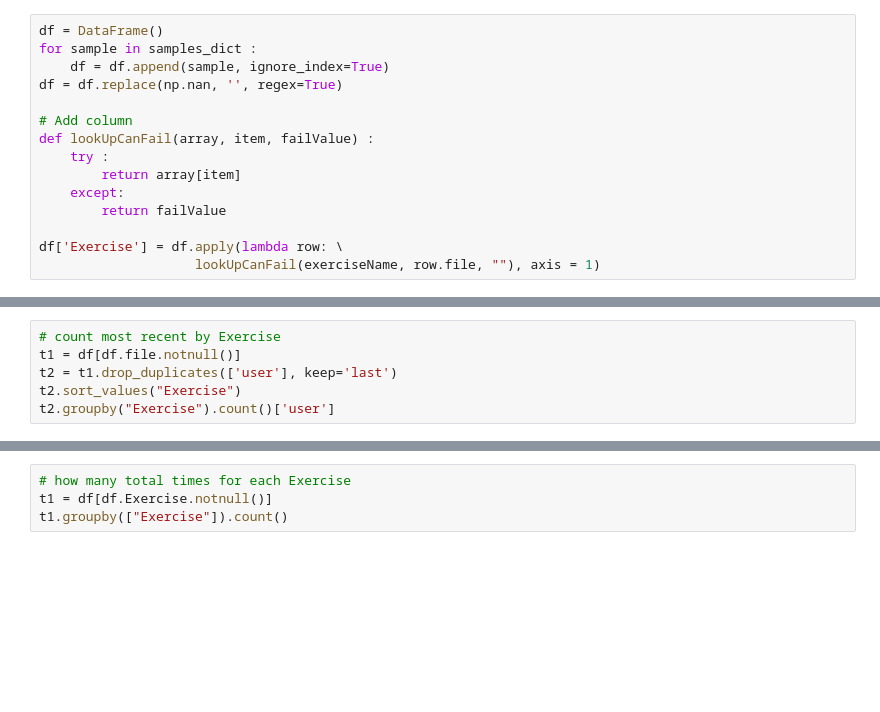
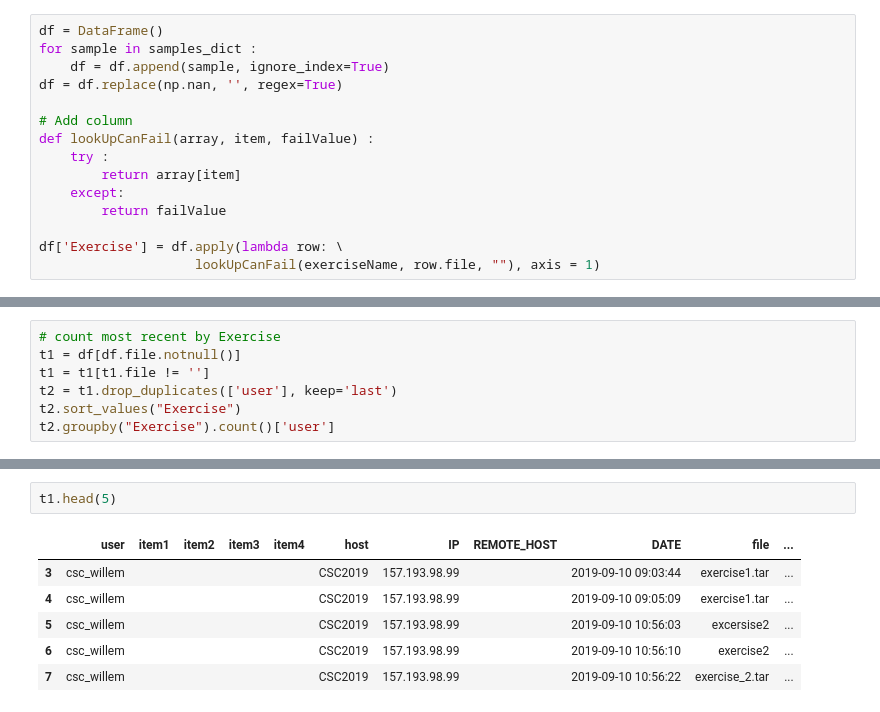
Before and after one commit to bobjacobsen/csc-exercises, a Jupyter notebook: Auxiliary/logging/CSC exercises summary.ipynb, the cells around one changed output, grey strips where cells are left out. Saved outputs shown, nothing was run; the diff lists cells and outputs as text; blank space fills up the shorter version.

```diff
--- a/Auxiliary/logging/CSC exercises summary.ipynb
+++ b/Auxiliary/logging/CSC exercises summary.ipynb
@@ -119,6 +249,7 @@ t2[['DATE','user','Exercise']]
 # %%
 # count most recent by Exercise
 t1 = df[df.file.notnull()]
+t1 = t1[t1.file != '']
 t2 = t1.drop_duplicates(['user'], keep='last')
 t2.sort_values("Exercise")
 t2.groupby("Exercise").count()['user']
@@ -125,4 +270,9 @@ t2.groupby("Exercise").count()['user']
-# %%
-# how many total times for each Exercise
-t1 = df[df.Exercise.notnull()]
-t1.groupby(["Exercise"]).count()
+# %%
+t1.head(5)
+# %% [output]
+|  | user | item1 | item2 | item3 | item4 | host | IP | REMOTE_HOST | DATE | file | ... |
+| 3 | csc_willem |  |  |  |  | CSC2019 | 157.193.98.99 |  | 2019-09-10 09:03:44 | exercise1.tar | ... |
+| 4 | csc_willem |  |  |  |  | CSC2019 | 157.193.98.99 |  | 2019-09-10 09:05:09 | exercise1.tar | ... |
+| 5 | csc_willem |  |  |  |  | CSC2019 | 157.193.98.99 |  | 2019-09-10 10:56:03 | excersise2 | ... |
+| 6 | csc_willem |  |  |  |  | CSC2019 | 157.193.98.99 |  | 2019-09-10 10:56:10 | exercise2 | ... |
+| 7 | csc_willem |  |  |  |  | CSC2019 | 157.193.98.99 |  | 2019-09-10 10:56:22 | exercise_2.tar | ... |
```
Also changed, not shown: parts of 15 cells of this notebook, 14 other files.
